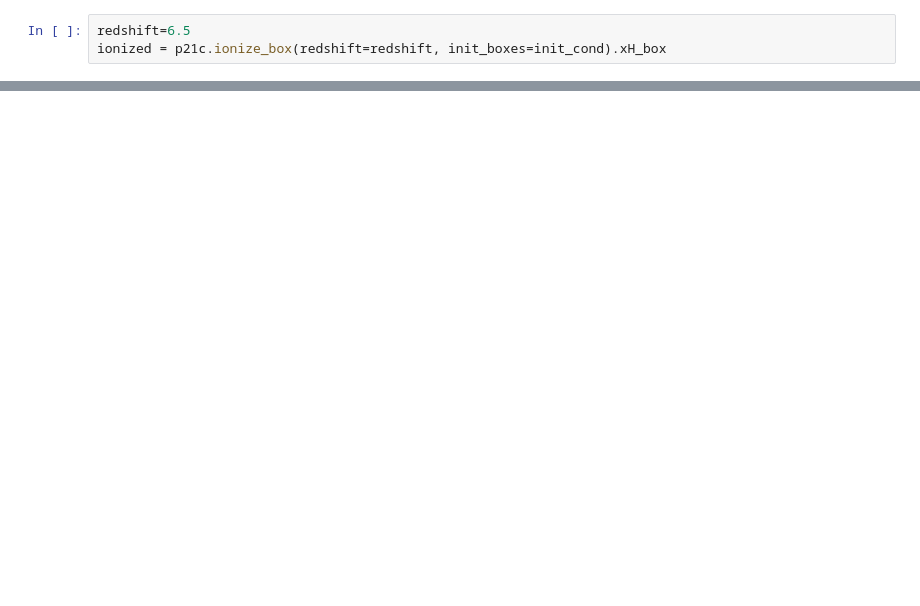
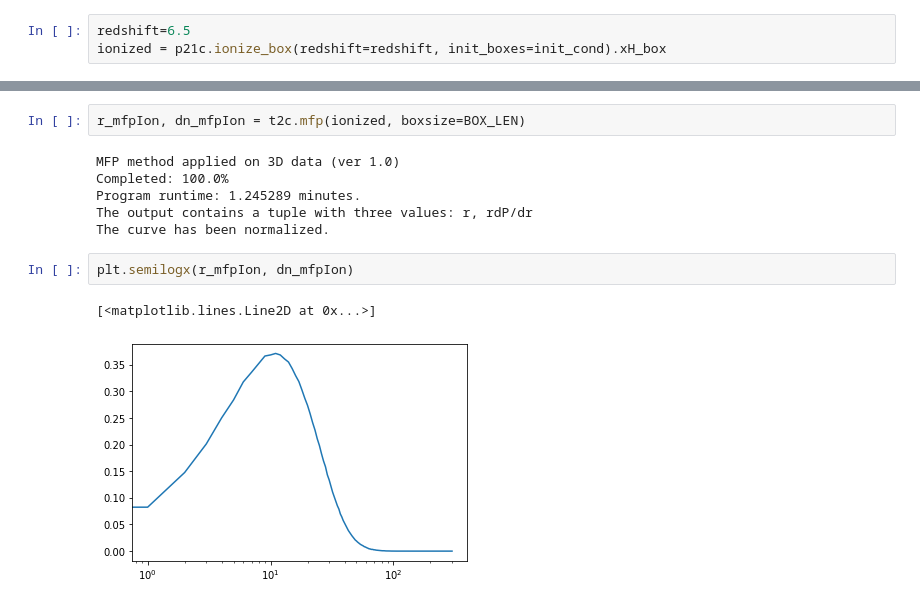
Before and after one commit to tommychinwj/HI_characterization, a Jupyter notebook: Experiment_code.ipynb, the cells around one changed output, grey strips where cells are left out. Cells and saved outputs as stored; diff of their text form; blank space fills up the shorter version.

```diff
--- a/Experiment_code.ipynb
+++ b/Experiment_code.ipynb
@@ -853,0 +851,13 @@ ionized = p21c.ionize_box(redshift=redshift, init_boxes=init_cond).xH_box
+# %%
+r_mfpIon, dn_mfpIon = t2c.mfp(ionized, boxsize=BOX_LEN)
+# %% [output]
+MFP method applied on 3D data (ver 1.0)
+Completed: 100.0%
+Program runtime: 1.245289 minutes.
+The output contains a tuple with three values: r, rdP/dr
+The curve has been normalized.
+# %%
+plt.semilogx(r_mfpIon, dn_mfpIon)
+# %% [output]
+[<matplotlib.lines.Line2D at 0x...>]
+[figure, added]
```
Also changed, not shown: parts of 26 cells of this notebook, 1 other file.
